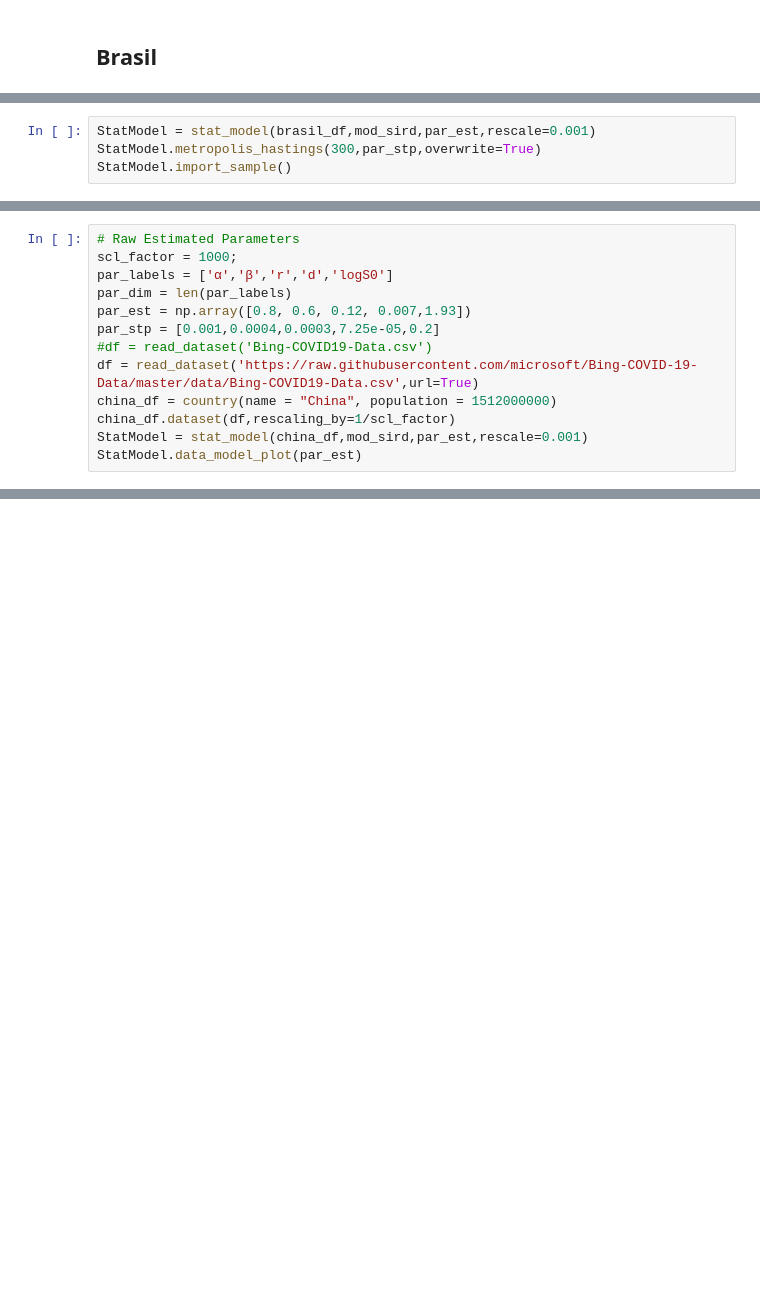
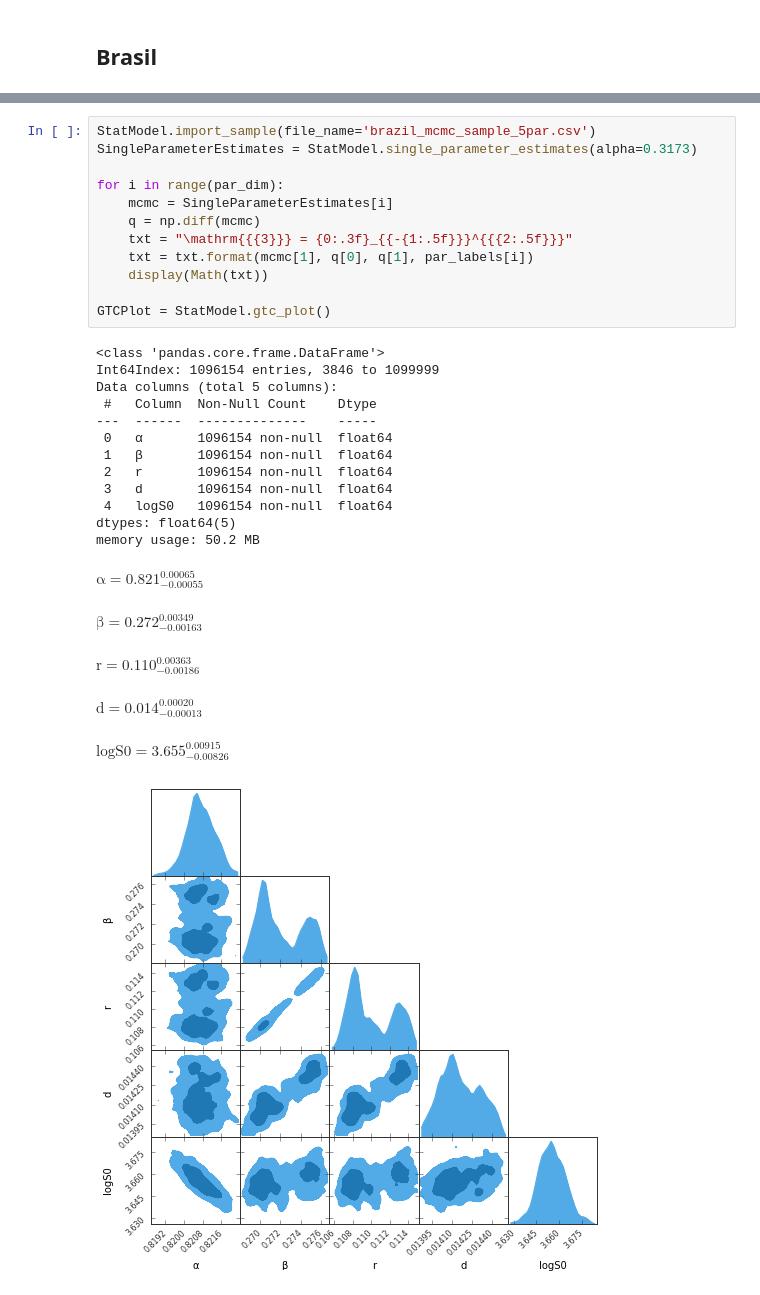
Before and after one commit to emdemor/cov19, a Jupyter notebook: main.ipynb, the cells around one changed output, grey strips where cells are left out. Saved outputs shown, nothing was run; the diff lists cells and outputs as text; blank space fills up the shorter version.

```diff
--- a/main.ipynb
+++ b/main.ipynb
@@ -26,4 +32,0 @@ StatModel.data_model_plot(par_est)
-# %%
-StatModel = stat_model(brasil_df,mod_sird,par_est,rescale=0.001)
-StatModel.metropolis_hastings(300,par_stp,overwrite=True)
-StatModel.import_sample()
@@ -45,13 +32,0 @@ memory usage: 14.1 KB
-# %%
-# Raw Estimated Parameters
-scl_factor = 1000;
-par_labels = ['α','β','r','d','logS0']
-par_dim = len(par_labels)
-par_est = np.array([0.8, 0.6, 0.12, 0.007,1.93])
-par_stp = [0.001,0.0004,0.0003,7.25e-05,0.2]
-#df = read_dataset('Bing-COVID19-Data.csv')
-df = read_dataset('https://raw.githubusercontent.com/microsoft/Bing-COVID-19-Data/master/data/Bing-COVID19-Data.csv',url=True)
-china_df = country(name = "China", population = 1512000000)
-china_df.dataset(df,rescaling_by=1/scl_factor)
-StatModel = stat_model(china_df,mod_sird,par_est,rescale=0.001)
-StatModel.data_model_plot(par_est)
@@ -59,0 +46,31 @@ StatModel.data_model_plot(par_est)
+# %%
+StatModel.import_sample(file_name='brazil_mcmc_sample_5par.csv')
+SingleParameterEstimates = StatModel.single_parameter_estimates(alpha=0.3173)
+
+for i in range(par_dim):
+    mcmc = SingleParameterEstimates[i]
+    q = np.diff(mcmc)
+    txt = "\mathrm{{{3}}} = {0:.3f}_{{-{1:.5f}}}^{{{2:.5f}}}"
+    txt = txt.format(mcmc[1], q[0], q[1], par_labels[i])
+    display(Math(txt))
+
+GTCPlot = StatModel.gtc_plot()
+# %% [output]
+<class 'pandas.core.frame.DataFrame'>
+Int64Index: 1096154 entries, 3846 to 1099999
+Data columns (total 5 columns):
+ #   Column  Non-Null Count    Dtype
+---  ------  --------------    -----
+ 0   α       1096154 non-null  float64
+ 1   β       1096154 non-null  float64
+ 2   r       1096154 non-null  float64
+ 3   d       1096154 non-null  float64
+ 4   logS0   1096154 non-null  float64
+dtypes: float64(5)
+memory usage: 50.2 MB
+$\displaystyle \mathrm{α} = 0.821_{-0.00055}^{0.00065}$
+$\displaystyle \mathrm{β} = 0.272_{-0.00163}^{0.00349}$
+$\displaystyle \mathrm{r} = 0.110_{-0.00186}^{0.00363}$
+$\displaystyle \mathrm{d} = 0.014_{-0.00013}^{0.00020}$
+$\displaystyle \mathrm{logS0} = 3.655_{-0.00826}^{0.00915}$
+[figure, added]
```
Also changed, not shown: parts of 7 cells of this notebook, 2 other files.
